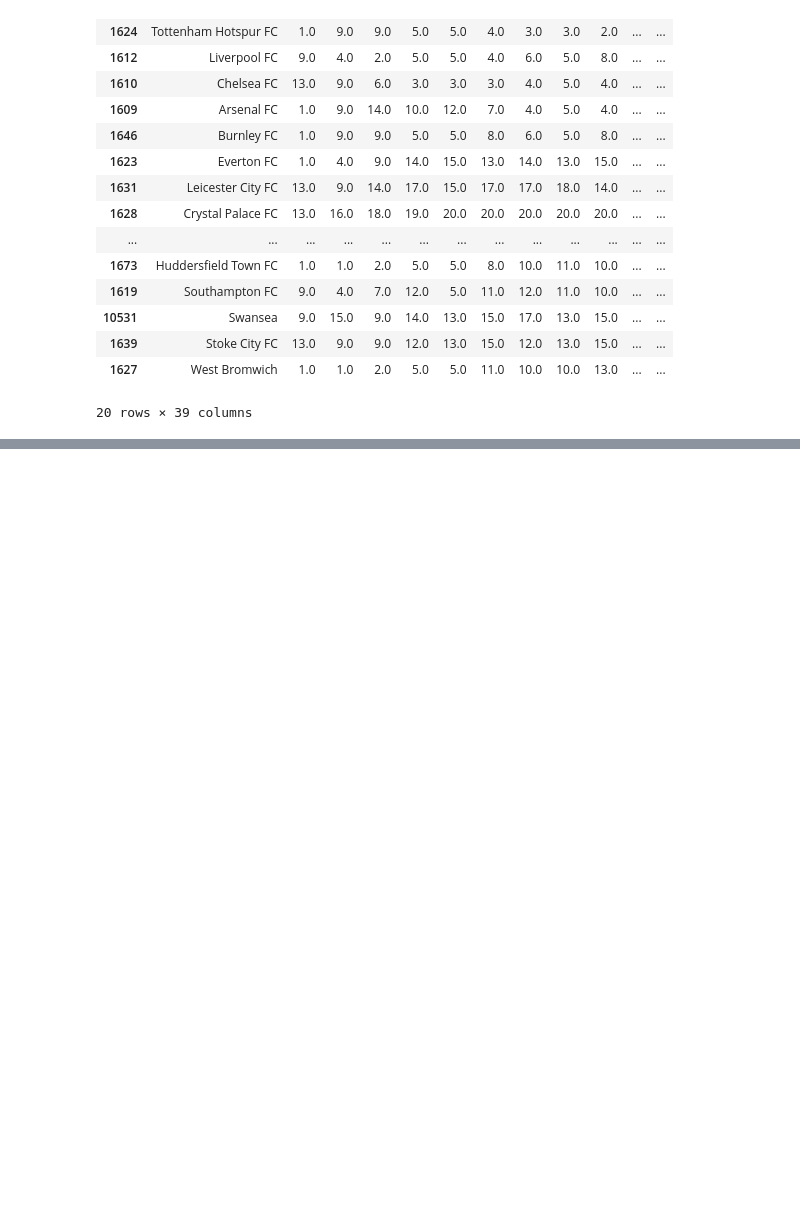
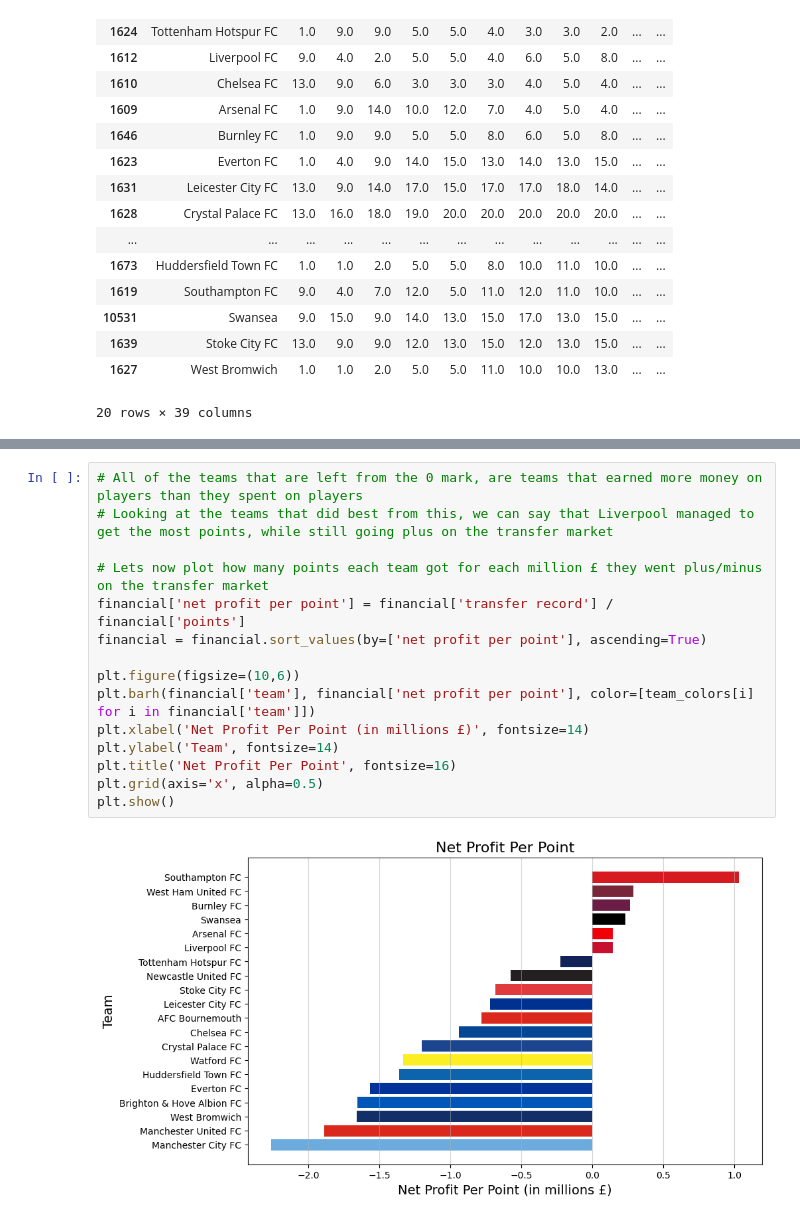
Before and after one commit to G4din/DM-Football, a Jupyter notebook: analysis/season_analysis.ipynb, the cells around one changed output, grey strips where cells are left out. Drawn from its saved outputs; the diff is of its cells as text; blank space fills up the shorter version.

```diff
--- a/analysis/season_analysis.ipynb
+++ b/analysis/season_analysis.ipynb
@@ -525,0 +760,17 @@ plt.show()
+# %%
+# All of the teams that are left from the 0 mark, are teams that earned more money on players than they spent on players
+# Looking at the teams that did best from this, we can say that Liverpool managed to get the most points, while still going plus on the transfer market
+
+# Lets now plot how many points each team got for each million £ they went plus/minus on the transfer market
+financial['net profit per point'] = financial['transfer record'] / financial['points']
+financial = financial.sort_values(by=['net profit per point'], ascending=True)
+
+plt.figure(figsize=(10,6))
+plt.barh(financial['team'], financial['net profit per point'], color=[team_colors[i] for i in financial['team']])
+plt.xlabel('Net Profit Per Point (in millions £)', fontsize=14)
+plt.ylabel('Team', fontsize=14)
+plt.title('Net Profit Per Point', fontsize=16)
+plt.grid(axis='x', alpha=0.5)
+plt.show()
+# %% [output]
+[figure, added]
```
Also changed, not shown: parts of 13 cells of this notebook.
